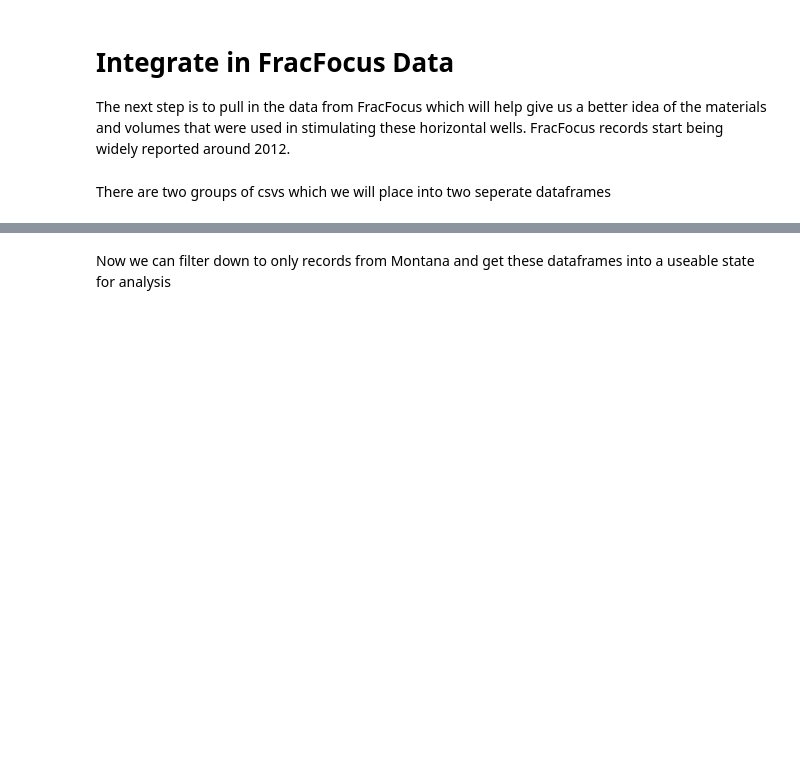
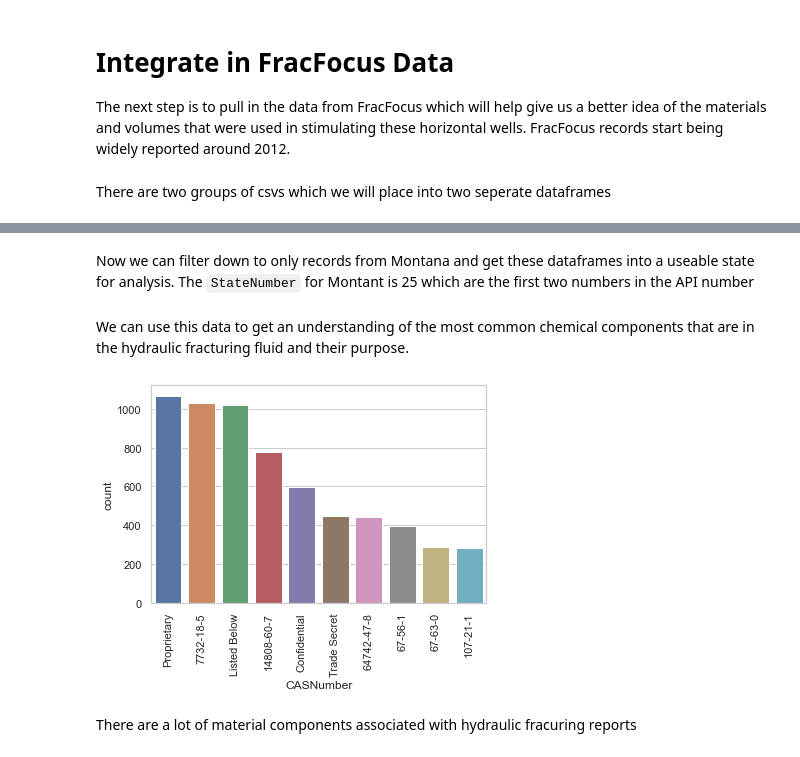
Before and after one commit to jromani-ds/MT_Oil, a Jupyter notebook: DataCollection.ipynb, the cells around one changed output, grey strips where cells are left out. Cells and saved outputs as stored; diff of their text form; code cells hidden in the pictures; blank space fills up the shorter version.

Commit message:
EDA on FracFocus Data

```diff
--- a/DataCollection.ipynb
+++ b/DataCollection.ipynb
@@ -318,2 +324,17 @@ FracFocusRegistry_df.head()
 # %% [markdown]
-Now we can filter down to only records from Montana and get these dataframes into a useable state for analysis
+Now we can filter down to only records from Montana and get these dataframes into a useable state for analysis. The `StateNumber` for Montant is 25 which are the first two numbers in the API number
+# %%
+FracFocusRegistry_df_MT = FracFocusRegistry_df[FracFocusRegistry_df['StateNumber']==25]
+registryupload_df_MT = registryupload_df[registryupload_df['StateNumber']==25]
+# %% [markdown]
+We can use this data to get an understanding of the most common chemical components that are in the hydraulic fracturing fluid and their purpose.
+# %%
+import seaborn as sns
+sns.set_theme(style="whitegrid")
+ax = sns.countplot(x="CASNumber", data=FracFocusRegistry_df_MT,
+              order=FracFocusRegistry_df_MT.CASNumber.value_counts().iloc[:10].index)
+ax.tick_params(axis='x', rotation=90)
+# %% [output]
+[figure, added]
+# %% [markdown]
+There are a lot of material components associated with hydraulic fracuring reports
```
Also changed, not shown: parts of 4 cells of this notebook.
